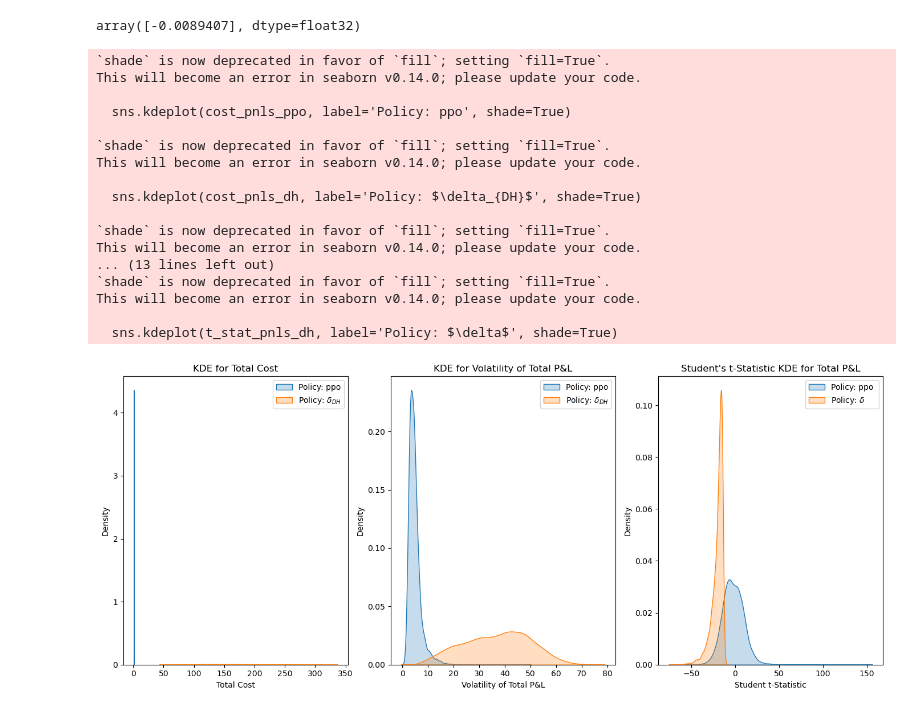
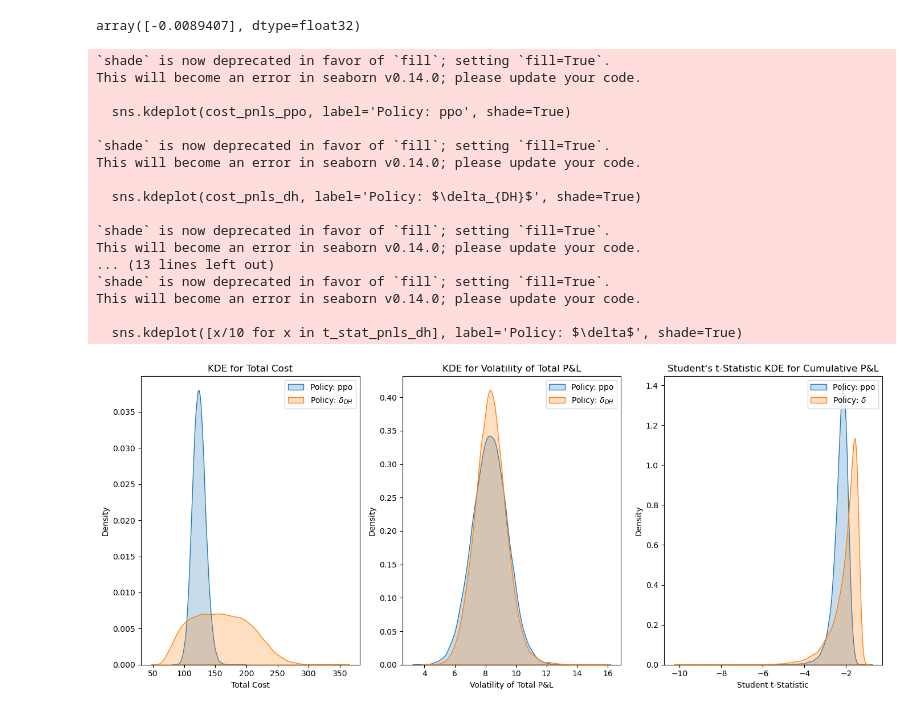
Before and after one commit to Lambulani/deepHedgingRL, a Jupyter notebook: notebooks/Deep_Hedging_PPO.ipynb, the cells around one changed output. Saved outputs shown, nothing was run; the diff lists cells and outputs as text; code cells hidden in the pictures.

```diff
--- a/notebooks/Deep_Hedging_PPO.ipynb
+++ b/notebooks/Deep_Hedging_PPO.ipynb
@@ -196,7 +196,7 @@ for episode in range(num_episodes):
     while not done:
         current_state = env.get_state()
         delta_action = -100 * round(current_state[4], 2)
-        action, _states = model.predict(current_state, deterministic = False)
+        action, _states = model.predict(current_state, deterministic = True)
         next_state, reward, done, info = env.step(action)
         delta_h =   action[0]
         option_pnl = (100*(next_state[3]-current_state[3]))
@@ -269,12 +269,11 @@ def student_t_statistic(data):
     t_statistic = sample_mean / (sample_std / np.sqrt(n))
     return t_statistic
 
-
 # Getting kernel density estimates for cost and volatility
-num_episodes = 10000
-cost_pnls_dh= []
+num_episodes = 38500
+cost_pnls_dh = []
 cost_pnls_ppo = []
-total_pnls_vol_dh =[]
+total_pnls_vol_dh = []
 total_pnls_vol_ppo = []
 t_stat_pnls_dh = []
 t_stat_pnls_ppo = []
@@ -286,6 +285,12 @@ for episode in range(num_episodes):
     samp_cost_pnl_dh = 0
     samp_cost_pnl_ppo = 0
 
+    pnl_diffs_ppo = []
+    pnl_diffs_dh = []
+
+    previous_pnl_ppo = 0
+    previous_pnl_dh = 0
+
     total_pnl_ppo = 0
     total_pnl_dh = 0
     samp_total_pnl_dh = []
@@ -293,40 +298,61 @@ for episode in range(num_episodes):
 
     while not done:
         current_holdings, current_asset_price, current_ttm, current_option_price, current_delta = env.get_state()
-        delta_holding = -100*round(current_delta, 2)
-        delta_h_dh= delta_holding - deltas[-1]
+        delta_holding = -100 * round(current_delta, 2)
+        delta_h_dh = delta_holding - deltas[-1]
         deltas.append(delta_holding)
 
-        action, _states = model.predict(env.get_state(), deterministic = False)
-        next_state, reward, done,  info = env.step(action-0)
+        action, _states = model.predict(env.get_state(), deterministic=False)
+        next_state, reward, done, info = env.step(action-0)
         next_holdings, next_asset_price, next_ttm, next_option_price, next_delta = next_state
-        delta_h_ppo =  action[0]
+        delta_h_ppo = next_holdings-current_holdings
 
+        # Cost calculations for both policies
         samp_cost_pnl_dh += cost(delta_h_dh, 5)
         samp_cost_pnl_ppo += cost(delta_h_ppo, 5)
 
-        total_pnl_ppo += (100*(next_option_price-current_option_price) + -current_holdings*(next_asset_price -current_asset_price)-cost(delta_h_ppo, 5))
-        total_pnl_dh += (100*(next_option_price-current_option_price) + deltas[-2]*(next_asset_price -current_asset_price)- cost(delta_h_dh, 5))
+        # P&L differences between steps
+        pnl_ppo = (100 * (next_option_price - current_option_price) - current_holdings * (next_asset_price - current_asset_price) - cost(delta_h_ppo, 5))
+        pnl_dh = (100 * (next_option_price - current_option_price) + deltas[-2] * (next_asset_price - current_asset_price) - cost(delta_h_dh, 5))
+
+        pnl_diffs_ppo.append(pnl_ppo - previous_pnl_ppo)
+        pnl_diffs_dh.append(pnl_dh - previous_pnl_dh)
+
+        # Update previous P&L
+        previous_pnl_ppo = pnl_ppo
+        previous_pnl_dh = pnl_dh
+
+        # Accumulate the cumulative P&L for each policy
+        total_pnl_ppo+= pnl_ppo
+        total_pnl_dh += pnl_dh
         samp_total_pnl_ppo.append(total_pnl_ppo)
         samp_total_pnl_dh.append(total_pnl_dh)
 
+
+
         if done:
-            vol_ppo = np.std(samp_total_pnl_ppo)
-            vol_dh = np.std(samp_total_pnl_dh)
+            # Volatility is the standard deviation of P&L differences
+            vol_ppo = np.std(pnl_diffs_ppo)
+            vol_dh = np.std(pnl_diffs_dh)
 
-            student_t_ppo = student_t_statistic(samp_total_pnl_ppo)
-            student_t_dh = student_t_statistic(samp_total_pnl_dh)
+            # Calculate student t-statistic based on cumulative P&L at the end of the episode
+            t_stat_pnl_ppo = student_t_statistic(samp_total_pnl_ppo)  # Use cumulative P&L
+            t_stat_pnl_dh = student_t_statistic(samp_total_pnl_dh)  # Use cumulative P&L
 
+            # Append cost and volatility for this episode
             cost_pnls_ppo.append(samp_cost_pnl_ppo)
             cost_pnls_dh.append(samp_cost_pnl_dh)
             total_pnls_vol_ppo.append(vol_ppo)
             total_pnls_vol_dh.append(vol_dh)
-            t_stat_pnls_ppo.append(student_t_ppo)
-            t_stat_pnls_dh.append(student_t_dh)
+            t_stat_pnls_ppo.append(t_stat_pnl_ppo)
+            t_stat_pnls_dh.append(t_stat_pnl_dh)
+
             state = env.reset()
 
+# Plotting the KDE and results
 from scipy import stats
 import seaborn as sns
+import matplotlib.pyplot as plt
 
 # Plot kernel density estimates for total cost
 plt.figure(figsize=(14, 6))
@@ -345,38 +371,36 @@ sns.kdeplot(total_pnls_vol_ppo, label='Policy: ppo', shade=True)
 sns.kdeplot(total_pnls_vol_dh, label='Policy: $\delta_{DH}$', shade=True)
 plt.title('KDE for Volatility of Total P&L')
 plt.xlabel('Volatility of Total P&L')
 plt.ylabel('Density')
 plt.legend()
 
-# Plot KDE for Student's t-statistic of Total P&L
+# Plot KDE for Student's t-statistic of Cumulative P&L
 plt.subplot(1, 3, 3)
-sns.kdeplot(t_stat_pnls_ppo, label='Policy: ppo ', shade=True)
-sns.kdeplot(t_stat_pnls_dh, label='Policy: $\delta$', shade=True)
-plt.title("Student's t-Statistic KDE for Total P&L")
+sns.kdeplot([x/10 for x in t_stat_pnls_ppo], label='Policy: ppo', shade=True)
+sns.kdeplot([x/10 for x in t_stat_pnls_dh], label='Policy: $\delta_{DH}$', shade=True)
+plt.title("Student's t-Statistic KDE for Cumulative P&L")
 plt.xlabel('Student t-Statistic')
 plt.ylabel('Density')
 plt.legend()
 
 plt.tight_layout()
-
-# plt.savefig("C:/Users/levyb/Documents/Masters Data Science - 2nd Year/deepHedgingRL/notebooks/models/ppo")
 plt.show()
 # %% [output]
 `shade` is now deprecated in favor of `fill`; setting `fill=True`.
 This will become an error in seaborn v0.14.0; please update your code.
 
   sns.kdeplot(cost_pnls_ppo, label='Policy: ppo', shade=True)
 
 `shade` is now deprecated in favor of `fill`; setting `fill=True`.
 This will become an error in seaborn v0.14.0; please update your code.
 
   sns.kdeplot(cost_pnls_dh, label='Policy: $\delta_{DH}$', shade=True)
 
 `shade` is now deprecated in favor of `fill`; setting `fill=True`.
 This will become an error in seaborn v0.14.0; please update your code.
 ... (13 lines left out)
 `shade` is now deprecated in favor of `fill`; setting `fill=True`.
 This will become an error in seaborn v0.14.0; please update your code.
 
-  sns.kdeplot(t_stat_pnls_dh, label='Policy: $\delta$', shade=True)
+  sns.kdeplot([x/10 for x in t_stat_pnls_dh], label='Policy: $\delta$', shade=True)
-[figure, old version]
+[figure, new version]
```
Also changed, not shown: parts of 2 cells of this notebook, 2 other files.
